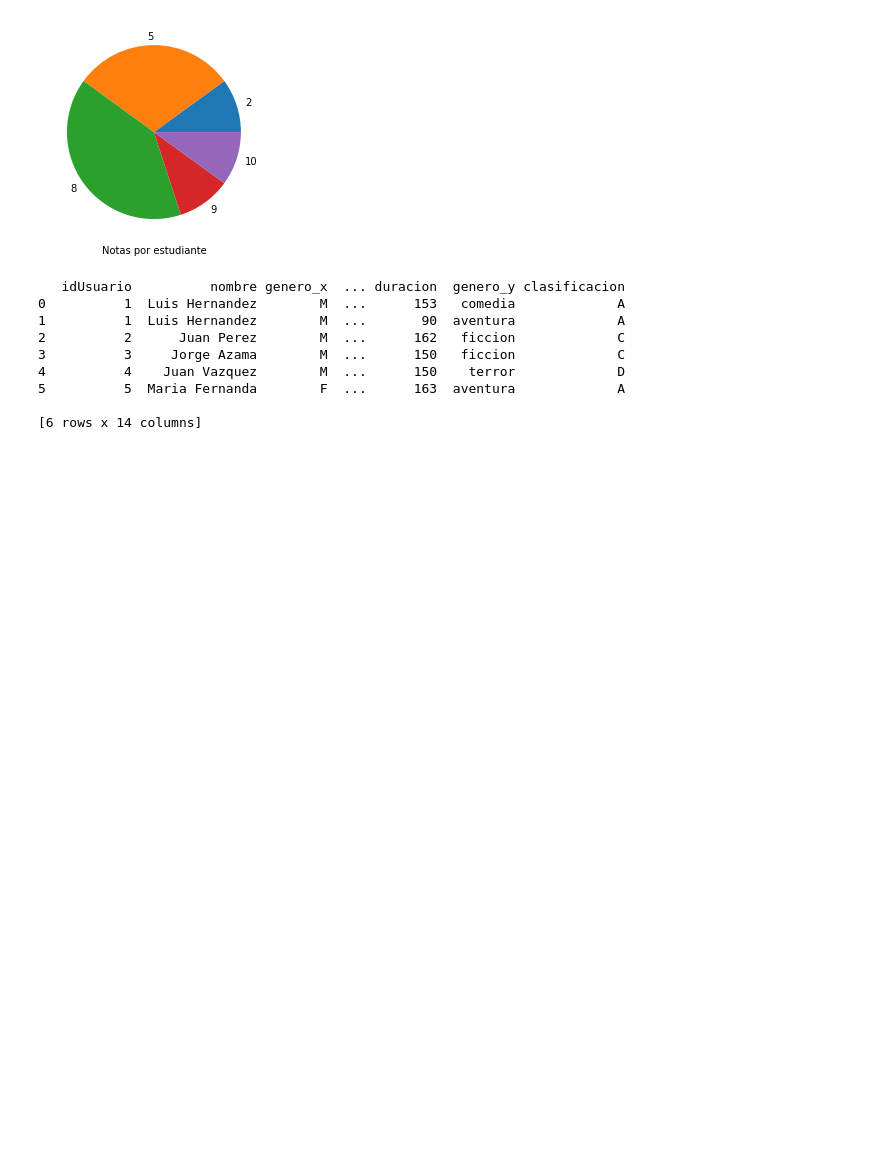
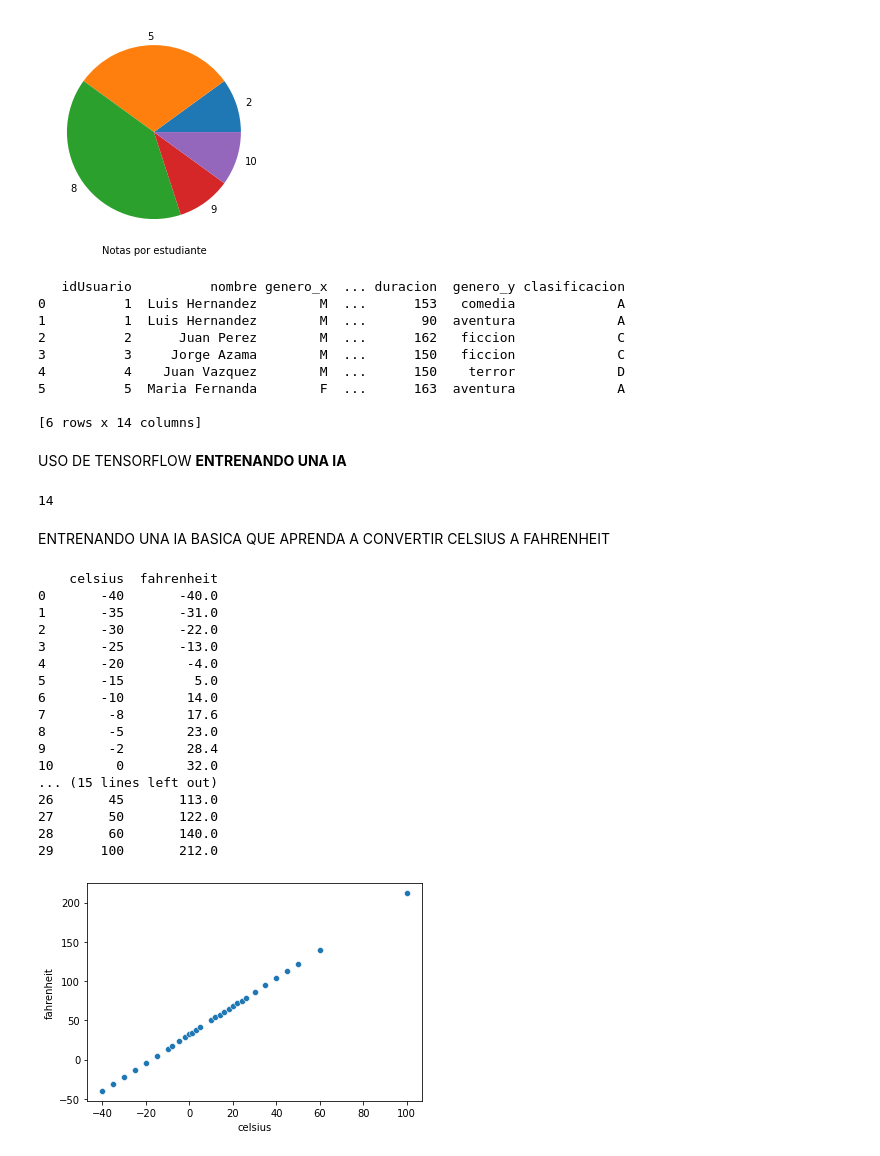
Before and after one commit to USIS011120/Programacion-Computacional-III, a Jupyter notebook: fundamentos_de_python_A2.ipynb, the cells around one changed output. Cells and saved outputs as stored; diff of their text form; code cells hidden in the pictures; blank space fills up the shorter version.

```diff
--- a/fundamentos_de_python_A2.ipynb
+++ b/fundamentos_de_python_A2.ipynb
@@ -435,3 +435,13 @@ print(unionUsuarioPelicula)
 5          5  Maria Fernanda        F  ...      163  aventura             A
 
 [6 rows x 14 columns]
+# %% [markdown]
+USO DE TENSORFLOW **ENTRENANDO UNA IA**
+# %%
+import tensorflow as tf
+resp = tf.add(7,7).numpy()
+print(resp)
+# %% [output]
+14
+# %% [markdown]
+ENTRENANDO UNA IA BASICA QUE APRENDA A CONVERTIR CELSIUS A FAHRENHEIT
@@ -437,0 +454,26 @@ print(unionUsuarioPelicula)
+# %%
+#obteniendo datos de entrenamiento
+temperaturas = pd.read_csv("/content/datos.csv", sep=";")
+print(temperaturas)
+
+sns.scatterplot(temperaturas["celsius"], temperaturas["fahrenheit"])
+plt.show()
+# %% [output]
+    celsius  fahrenheit
+0       -40       -40.0
+1       -35       -31.0
+2       -30       -22.0
+3       -25       -13.0
+4       -20        -4.0
+5       -15         5.0
+6       -10        14.0
+7        -8        17.6
+8        -5        23.0
+9        -2        28.4
+10        0        32.0
+... (15 lines left out)
+26       45       113.0
+27       50       122.0
+28       60       140.0
+29      100       212.0
+[figure, added]
```
Also changed, not shown: parts of 7 cells of this notebook.
